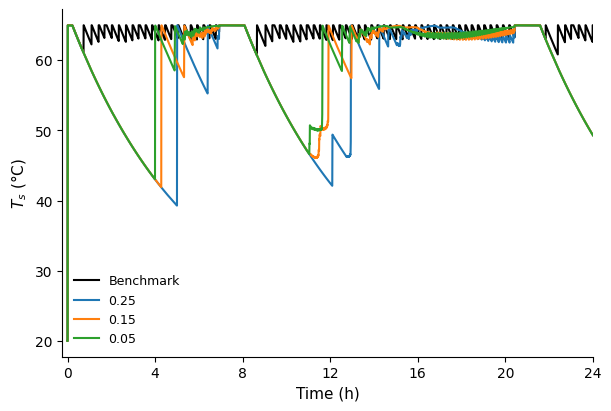
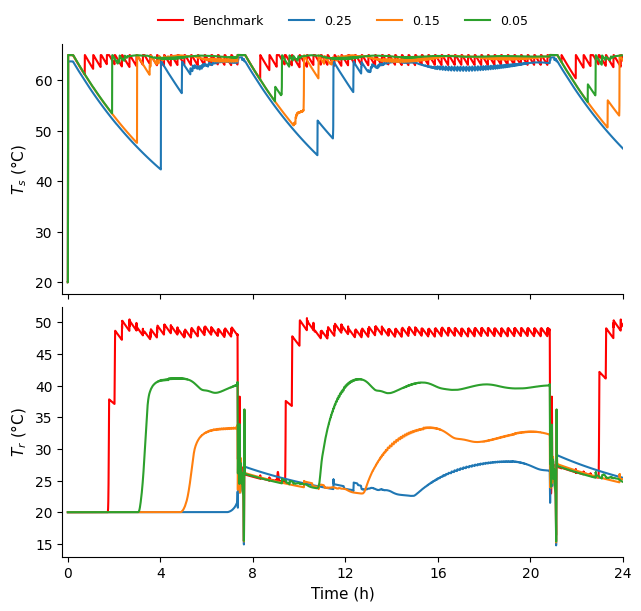
The notebook cell's code change between the first figure and the second:
--- before
+++ after
@@ -11,5 +11,5 @@
 })
 
-for i in range(2,3):
+for i in range(1,5):
 
     profile = f'Profile {i}'
@@ -21,33 +21,45 @@
     alpha = [0.25,0.15,0.05]
 
-    fig_s, ax_s = plt.subplots(figsize=(6, 4), constrained_layout=True)
+    if profile == 'Profile 1':
+        day_str_list = day_str_list[:2]
+        alpha = alpha[:2]
+
+    # fig_s, ax_s = plt.subplots(figsize=(6, 4), constrained_layout=True)
     # fig_r, ax_r = plt.subplots(figsize=(6, 4), constrained_layout=True)
+    fig, (ax_s, ax_r) = plt.subplots(
+    2, 1, figsize=(6.3, 6), constrained_layout=True, sharex=True
+)
 
     bench_plot = False
-    for i, day_str in enumerate(day_str_list):
-        alpha_val = alpha[i]
+    for k, day_str in enumerate(day_str_list):
+        alpha_val = alpha[k]
 
         if not bench_plot:
-            ax_s.plot(time, dict_Ts['bench'], color='black', lw=1.5, label='Benchmark')
-            # ax_r.plot(time, dict_Tr['bench'], color='black', lw=1.5, label='Benchmark')
+            ax_s.plot(time, dict_Ts[f'{profile}_bench'], color='red', lw=1.5, label='Benchmark')
+            ax_r.plot(time, dict_Tr[f'{profile}_bench'], color='red', lw=1.5, label='Benchmark')
             bench_plot = True
 
-        ax_s.plot(time, dict_Ts[alpha_val], lw=1.5, label=str(alpha_val))
-        # ax_r.plot(time, dict_Tr[alpha_val], lw=1.5, ls = '--', label=str(alpha_val))
+        ax_s.plot(time, dict_Ts[f'{profile}_{alpha_val}'], lw=1.5, label=str(alpha_val))
+        ax_r.plot(time, dict_Tr[f'{profile}_{alpha_val}'], lw=1.5, label=str(alpha_val))
 
     ax_s.set_ylabel(r'$T_s$ (°C)')
-    ax_s.set_xlabel('Time (h)')
+    # ax_s.set_xlabel('Time (h)')
     ax_s.legend(loc='best')
     format_plot_time_axis(ax=ax_s)
 
-    # ax_r.set_ylabel(r'$T_r$ (°C)')
-    # ax_r.set_xlabel('Time (h)')
+    ax_r.set_ylabel(r'$T_r$ (°C)')
+    ax_r.set_xlabel('Time (h)')
     # ax_r.legend(loc='best')
-    # format_plot_time_axis(ax=ax_r)
+    format_plot_time_axis(ax=ax_r)
 
-    fig_s.show()
+    # Below the plot, centered, in a horizontal row
+    ax_s.legend(loc='upper center', bbox_to_anchor=(0.5, -0.15), ncol=4)
+
+    # Above the plot
+    ax_s.legend(loc='lower center', bbox_to_anchor=(0.5, 1.02), ncol=4)
+
+    fig.show()
     # fig_r.show()
 
-    # fig_s.savefig(os.path.join(output_folder, 'supply_temperature.pdf'), bbox_inches='tight')
-    # fig_r.savefig(os.path.join(output_folder, 'return_temperature.pdf'), bbox_inches='tight')
+    fig.savefig(os.path.join(thesis_fig_folder, f'return_supply_temperature_profile_{i}.pdf'), bbox_inches='tight')
 

Commit: supply and return plots